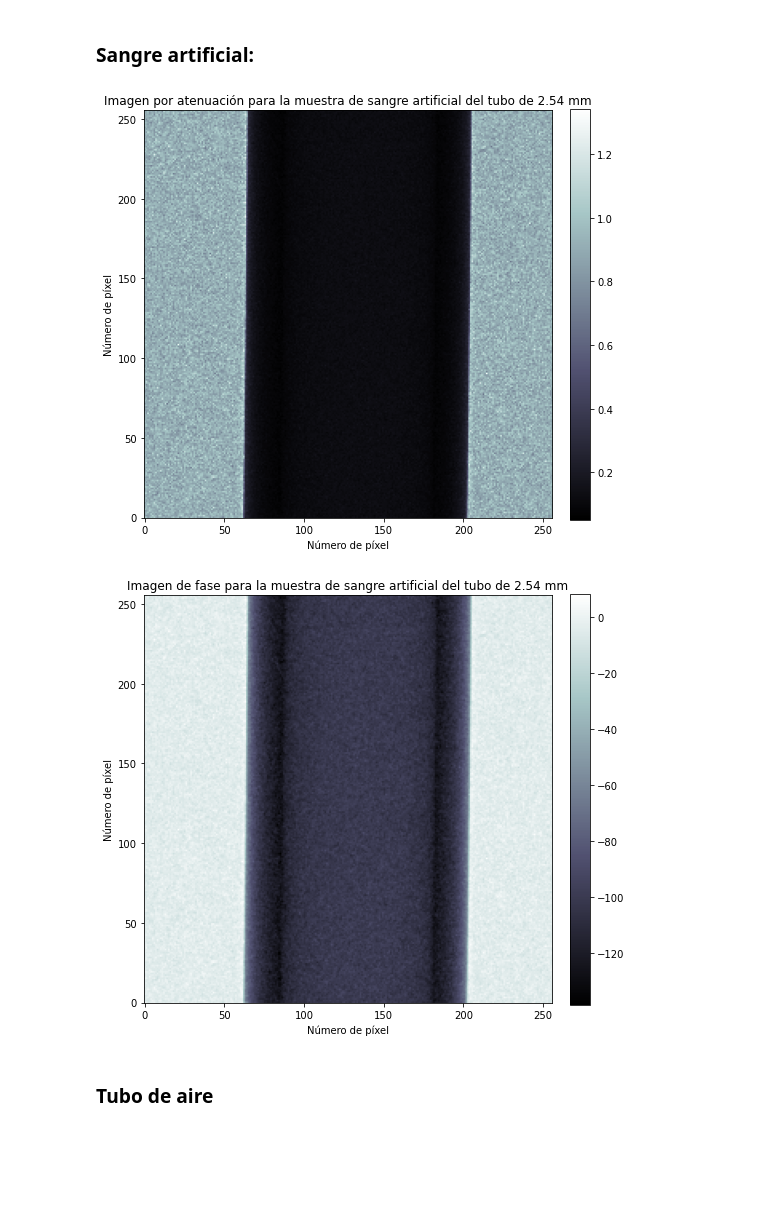
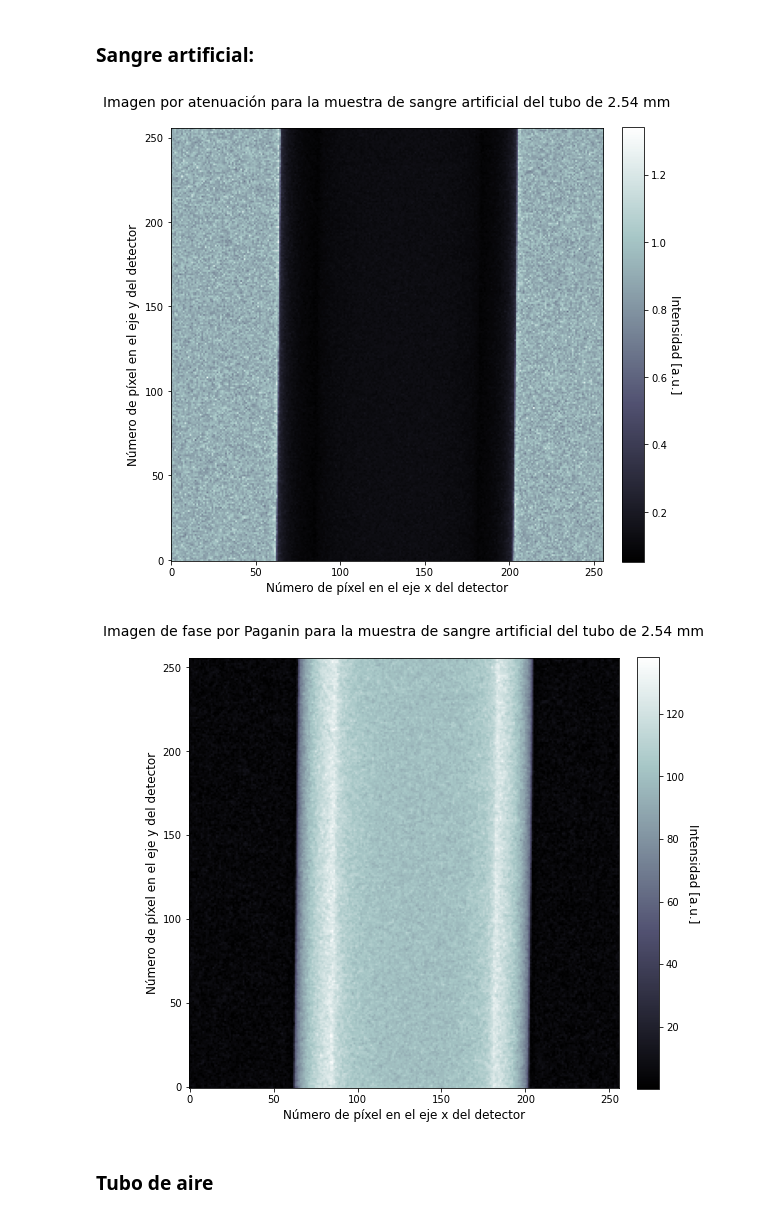
Before and after one commit to sofiaalvarezlopez/Phase-Retrieval, a Jupyter notebook: Notebooks Jupyter Inline/Paganin-Tubo3.ipynb, the cells around one changed output. Drawn from its saved outputs; the diff is of its cells as text; code cells hidden in the pictures; blank space fills up the shorter version.

```diff
--- a/Notebooks Jupyter Inline/Paganin-Tubo3.ipynb
+++ b/Notebooks Jupyter Inline/Paganin-Tubo3.ipynb
@@ -151,25 +151,31 @@ FF_sangre= FF(name2, 59)
 # Imagen de absorcion
 plt.figure(figsize=(8,8))
 im = plt.imshow(RAW_sangre, cmap="bone")
-plt.ylabel('Número de píxel')
-plt.xlabel('Número de píxel')
+plt.title('Imagen por atenuación para la muestra de sangre artificial del tubo de 2.54 mm\n', fontsize=14)
 plt.gca().invert_yaxis()
-plt.title('Imagen por atenuación para la muestra de sangre artificial del tubo de 2.54 mm')
-plt.colorbar(im,fraction=0.046, pad=0.04)
-plt.show()
+plt.xlabel('Número de píxel en el eje x del detector', fontsize=12)
+plt.ylabel('Número de píxel en el eje y del detector', fontsize=12)
+clb = plt.colorbar(im,fraction=0.046, pad=0.04)
+clb.ax.get_yaxis().labelpad = 15
+clb.set_label('Intensidad [a.u.]', rotation=270, fontsize=12)
+plt.tight_layout()
+plt.savefig('Paganin-Tubo3-Imagenes/Atenuacion/SangreArtificial.pdf')
 # %% [output]
-[figure, old version]
+[figure, new version]
 # %%
 plt.figure(figsize=(8,8))
-im = plt.imshow(Phi_sangre, cmap="bone")
-plt.ylabel('Número de píxel')
-plt.xlabel('Número de píxel')
-plt.title('Imagen de fase para la muestra de sangre artificial del tubo de 2.54 mm')
+im = plt.imshow(abs(Phi_sangre), cmap="bone")
+plt.title('Imagen de fase por Paganin para la muestra de sangre artificial del tubo de 2.54 mm\n', fontsize=14)
 plt.gca().invert_yaxis()
-plt.colorbar(im,fraction=0.046, pad=0.04)
-plt.show()
+plt.xlabel('Número de píxel en el eje x del detector', fontsize=12)
+plt.ylabel('Número de píxel en el eje y del detector', fontsize=12)
+clb = plt.colorbar(im,fraction=0.046, pad=0.04)
+clb.ax.get_yaxis().labelpad = 15
+clb.set_label('Intensidad [a.u.]', rotation=270, fontsize=12)
+plt.tight_layout()
+plt.savefig('Paganin-Tubo3-Imagenes/Fase/SangreArtificial.pdf')
 # %% [output]
-[figure, old version]
+[figure, new version]
 # %% [markdown]
 ### Tubo de aire
 # %%
```
Also changed, not shown: parts of 8 cells of this notebook, 8 other files.
